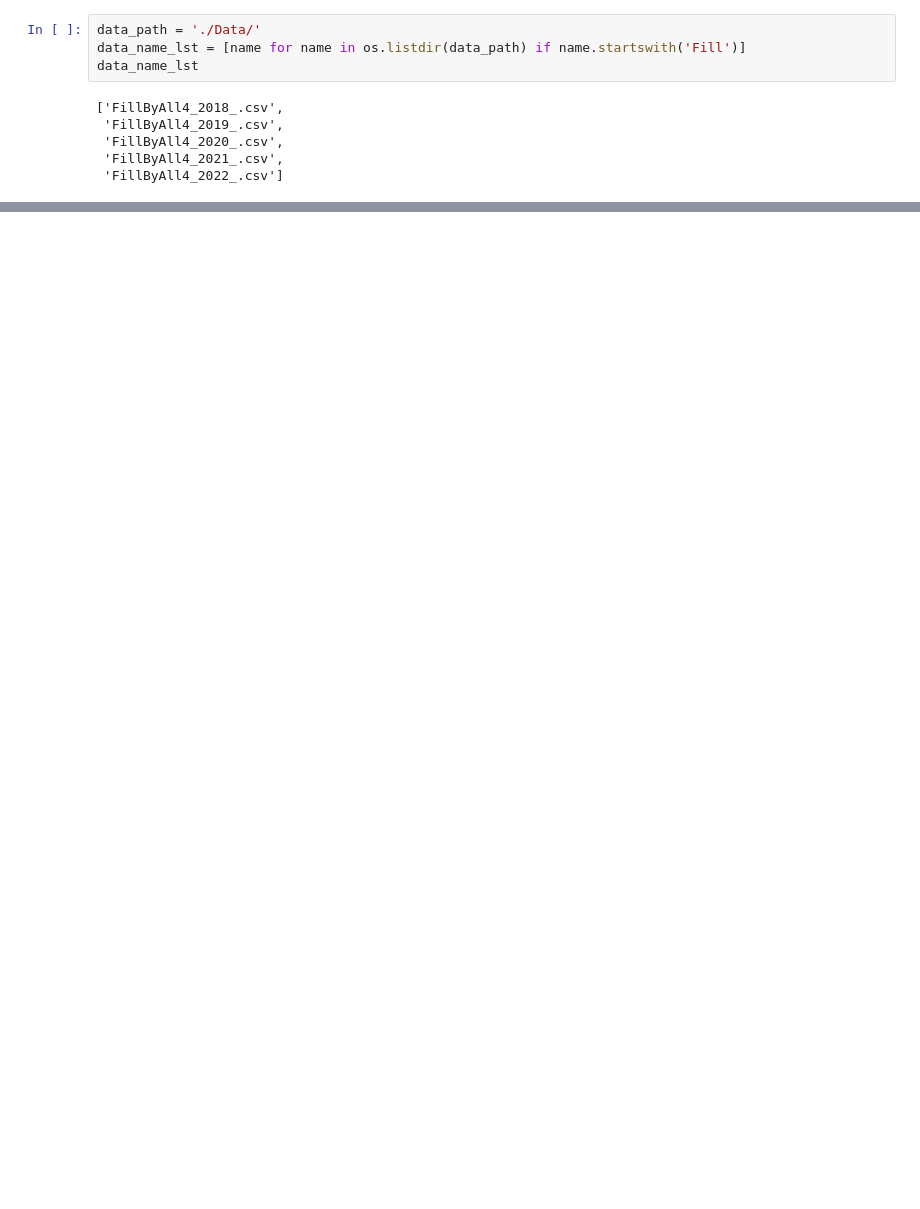
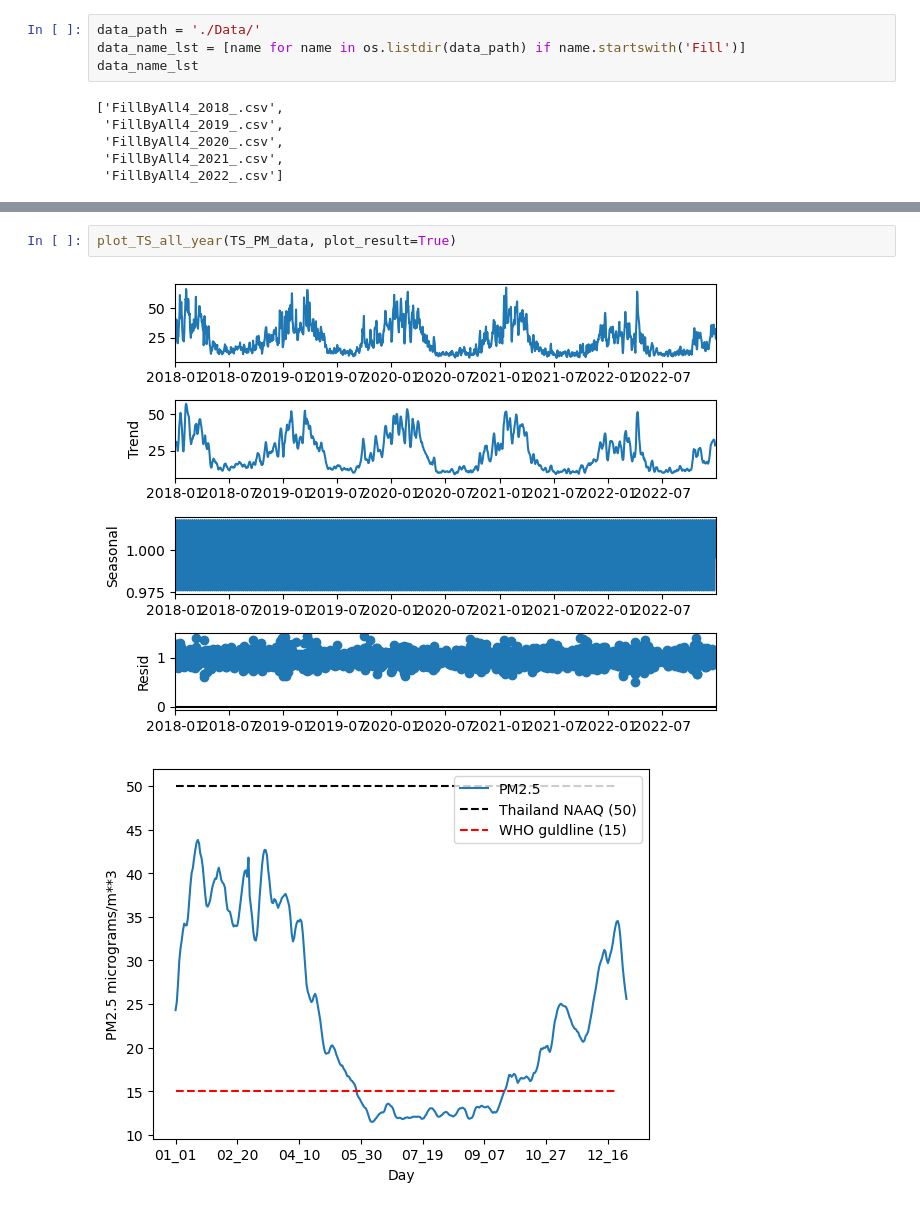
Before and after one commit to men31/DataMining_PM2_5, a Jupyter notebook: PM25_Coding/Data_Visualization/PM_Visualization.ipynb, the cells around one changed output, grey strips where cells are left out. Drawn from its saved outputs; the diff is of its cells as text; blank space fills up the shorter version.

```diff
--- a/PM25_Coding/Data_Visualization/PM_Visualization.ipynb
+++ b/PM25_Coding/Data_Visualization/PM_Visualization.ipynb
@@ -116,0 +71,5 @@ a.groupby(['Month']).count()
+# %%
+plot_TS_all_year(TS_PM_data, plot_result=True)
+# %% [output]
+[figure, added]
+[figure, added]
```
Also changed, not shown: parts of 33 cells of this notebook, 14 other files.
